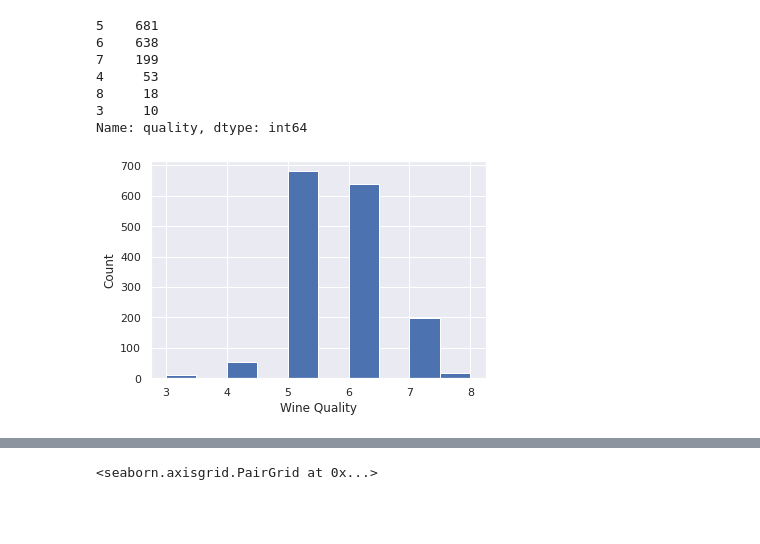
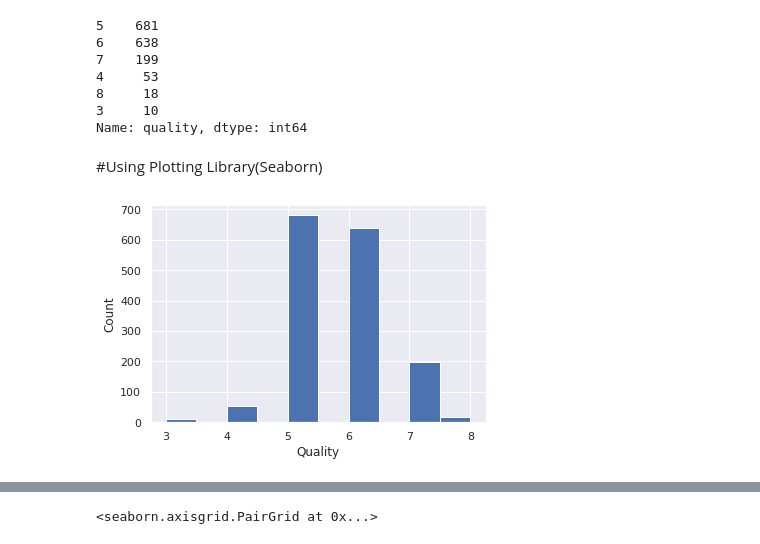
Before and after one commit to hardiksharma6555/MLP_code, a Jupyter notebook: Week1_MLP.ipynb, the cells around one changed output, grey strips where cells are left out. Drawn from its saved outputs; the diff is of its cells as text; code cells hidden in the pictures; blank space fills up the shorter version.

```diff
--- a/Week1_MLP.ipynb
+++ b/Week1_MLP.ipynb
@@ -38,11 +74,13 @@ print(data['quality'].value_counts())
 8     18
 3     10
 Name: quality, dtype: int64
+# %% [markdown]
+#Using Plotting Library(Seaborn)
 # %%
 sns.set()
 data.quality.hist()
-plt.xlabel('Wine Quality')
+plt.xlabel('Quality')
 plt.ylabel('Count')
 plt.show()
 # %% [output]
-[figure, old version]
+[figure, new version]
```
Also changed, not shown: parts of 15 cells of this notebook.
